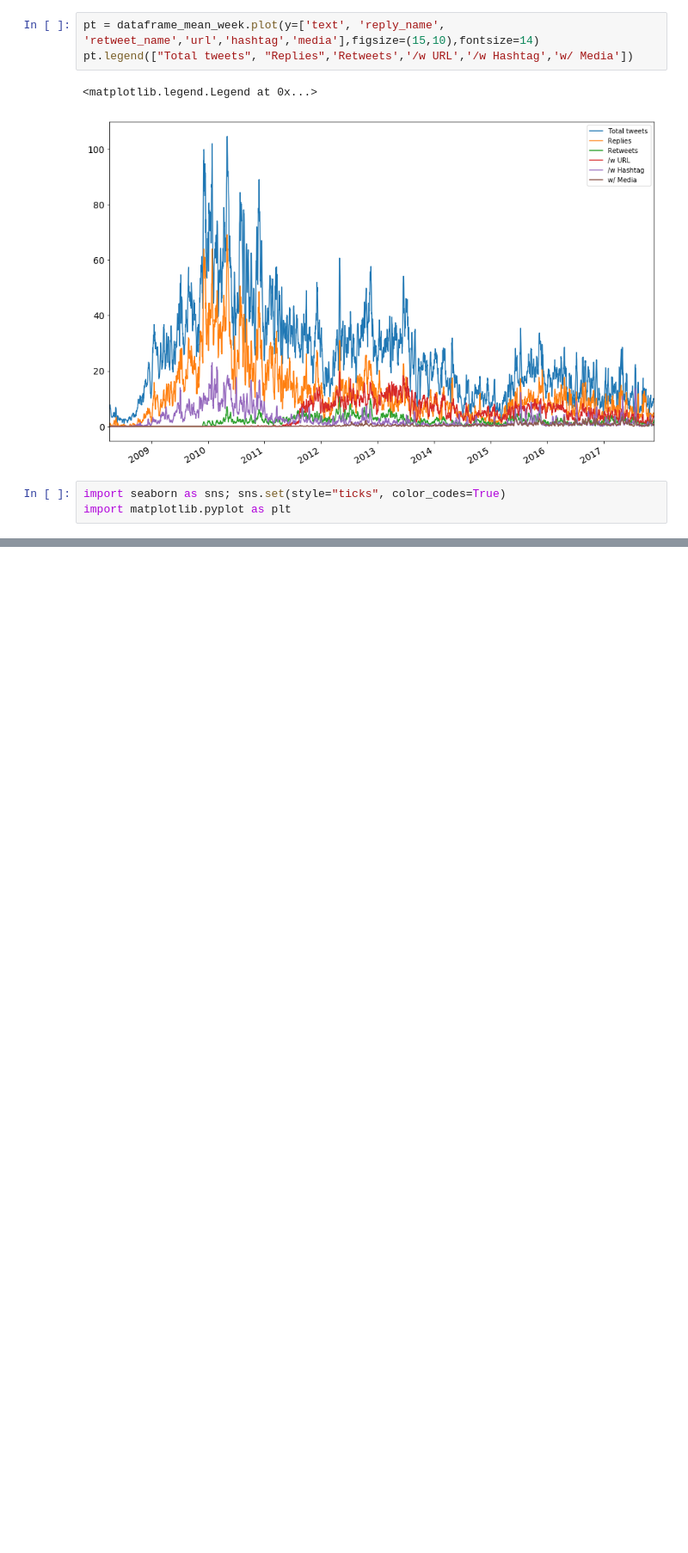
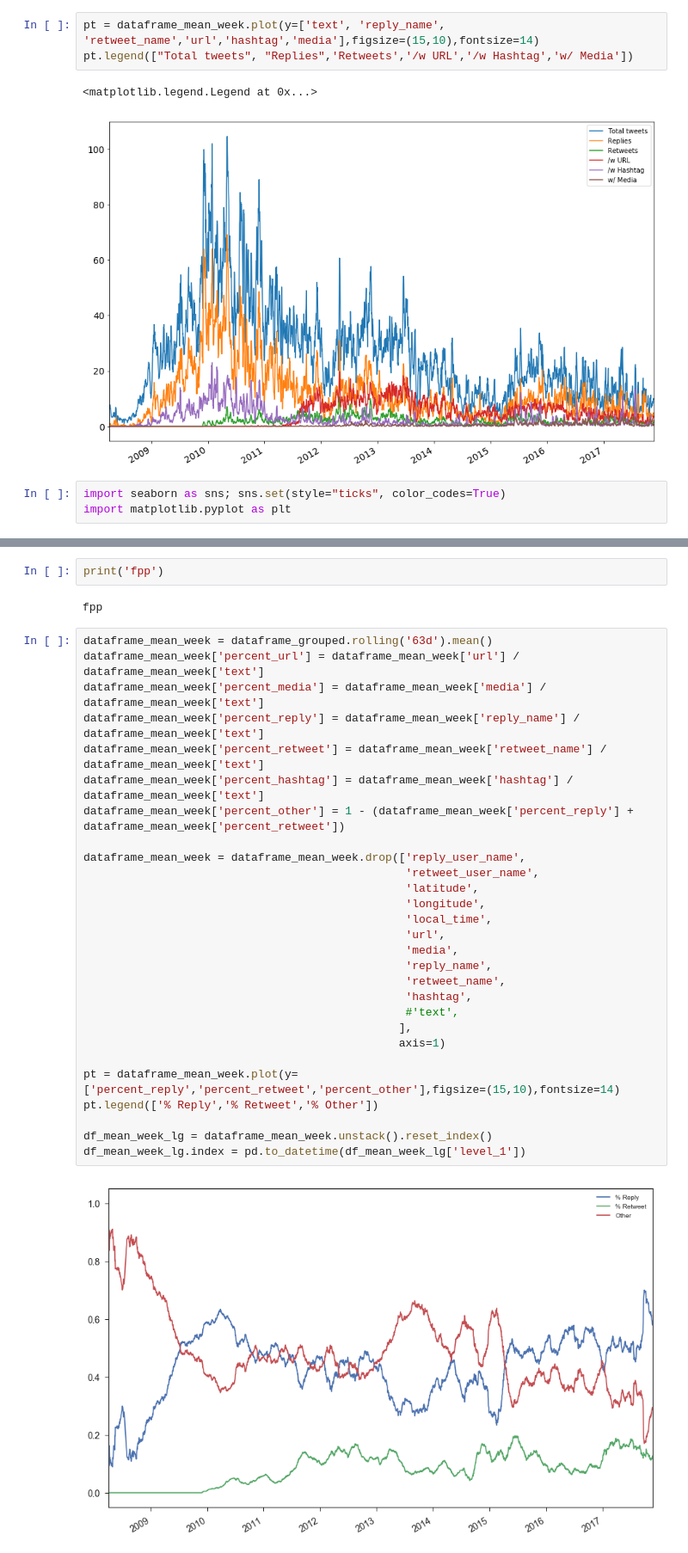
Before and after one commit to gedankenstuecke/twitter-analyser, a Jupyter notebook: archive-analyser.ipynb, the cells around one changed output, grey strips where cells are left out. Shown at 86% size. Drawn from its saved outputs; the diff is of its cells as text; blank space fills up the shorter version.

```diff
--- a/archive-analyser.ipynb
+++ b/archive-analyser.ipynb
@@ -315,0 +365,34 @@ dataframe_mean_week
+# %%
+print('fpp')
+# %% [output]
+fpp
+# %%
+dataframe_mean_week = dataframe_grouped.rolling('63d').mean()
+dataframe_mean_week['percent_url'] = dataframe_mean_week['url'] / dataframe_mean_week['text']
+dataframe_mean_week['percent_media'] = dataframe_mean_week['media'] / dataframe_mean_week['text']
+dataframe_mean_week['percent_reply'] = dataframe_mean_week['reply_name'] / dataframe_mean_week['text']
+dataframe_mean_week['percent_retweet'] = dataframe_mean_week['retweet_name'] / dataframe_mean_week['text']
+dataframe_mean_week['percent_hashtag'] = dataframe_mean_week['hashtag'] / dataframe_mean_week['text']
+dataframe_mean_week['percent_other'] = 1 - (dataframe_mean_week['percent_reply'] + dataframe_mean_week['percent_retweet'])
+
+dataframe_mean_week = dataframe_mean_week.drop(['reply_user_name',
+                                                'retweet_user_name',
+                                                'latitude',
+                                                'longitude',
+                                                'local_time',
+                                                'url',
+                                                'media',
+                                                'reply_name',
+                                                'retweet_name',
+                                                'hashtag',
+                                                #'text',
+                                               ],
+                                               axis=1)
+
+pt = dataframe_mean_week.plot(y=['percent_reply','percent_retweet','percent_other'],figsize=(15,10),fontsize=14)
+pt.legend(['% Reply','% Retweet','% Other'])
+
+df_mean_week_lg = dataframe_mean_week.unstack().reset_index()
+df_mean_week_lg.index = pd.to_datetime(df_mean_week_lg['level_1'])
+# %% [output]
+[figure, added]
```
Also changed, not shown: parts of 9 cells of this notebook.
